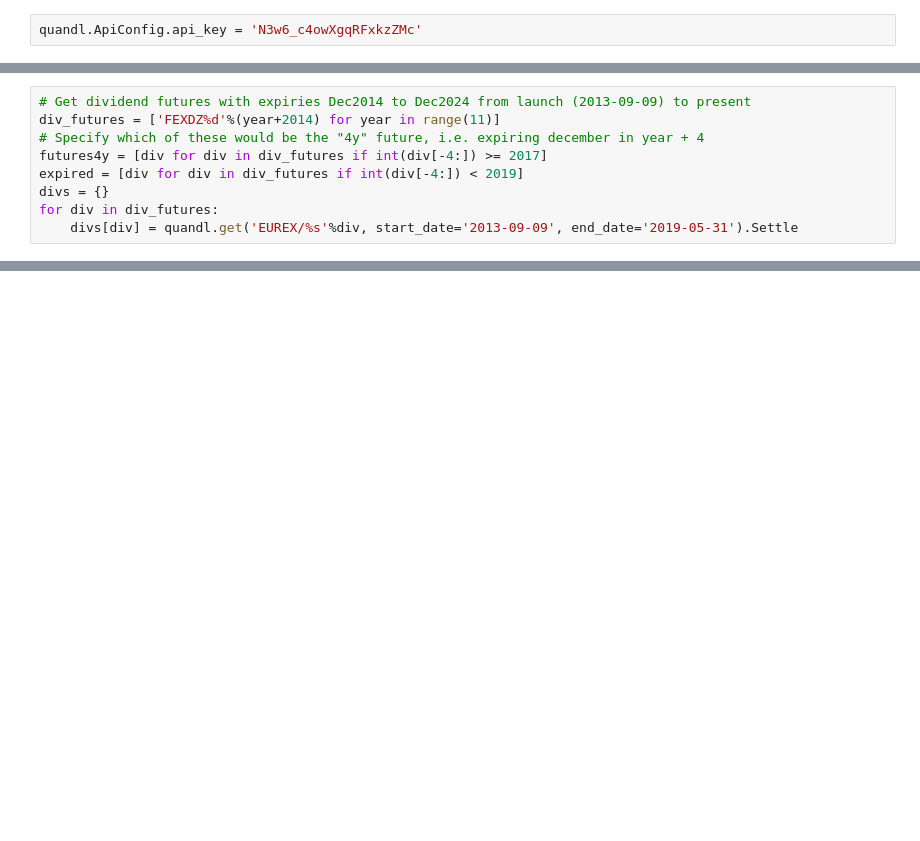
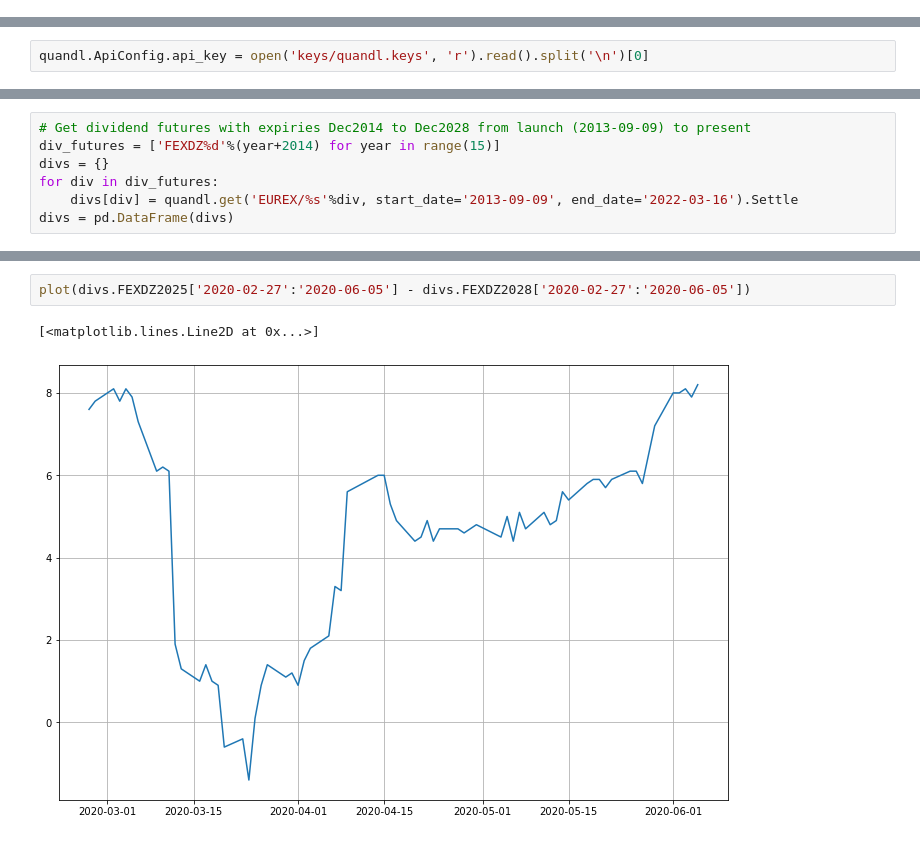
Before and after one commit to idrach55/Trading, a Jupyter notebook: strat_sx5edivs.ipynb, the cells around one changed output, grey strips where cells are left out. Saved outputs shown, nothing was run; the diff lists cells and outputs as text; blank space fills up the shorter version.

```diff
--- a/strat_sx5edivs.ipynb
+++ b/strat_sx5edivs.ipynb
@@ -10,5 +15,3 @@ rcParams["axes.grid"] = True
 rcParams["figure.figsize"] = (12,8)
 # %% [output]
 Populating the interactive namespace from numpy and matplotlib
-# %%
-quandl.ApiConfig.api_key = 'N3w6_c4owXgqRFxkzZMc'
@@ -35,0 +18,2 @@ for idx in range(1,len(futures)):
+# %%
+quandl.ApiConfig.api_key = open('keys/quandl.keys', 'r').read().split('\n')[0]
@@ -36,9 +23,7 @@ for idx in range(1,len(futures)):
 # %%
-# Get dividend futures with expiries Dec2014 to Dec2024 from launch (2013-09-09) to present
-div_futures = ['FEXDZ%d'%(year+2014) for year in range(11)]
-# Specify which of these would be the "4y" future, i.e. expiring december in year + 4
-futures4y = [div for div in div_futures if int(div[-4:]) >= 2017]
-expired = [div for div in div_futures if int(div[-4:]) < 2019]
+# Get dividend futures with expiries Dec2014 to Dec2028 from launch (2013-09-09) to present
+div_futures = ['FEXDZ%d'%(year+2014) for year in range(15)]
 divs = {}
 for div in div_futures:
-    divs[div] = quandl.get('EUREX/%s'%div, start_date='2013-09-09', end_date='2019-05-31').Settle
+    divs[div] = quandl.get('EUREX/%s'%div, start_date='2013-09-09', end_date='2022-03-16').Settle
+divs = pd.DataFrame(divs)
@@ -82,0 +37,5 @@ xlim(premium.index[0],premium.index[-1])
+# %%
+plot(divs.FEXDZ2025['2020-02-27':'2020-06-05'] - divs.FEXDZ2028['2020-02-27':'2020-06-05'])
+# %% [output]
+[<matplotlib.lines.Line2D at 0x...>]
+[figure, added]
```
Also changed, not shown: parts of 12 cells of this notebook.
